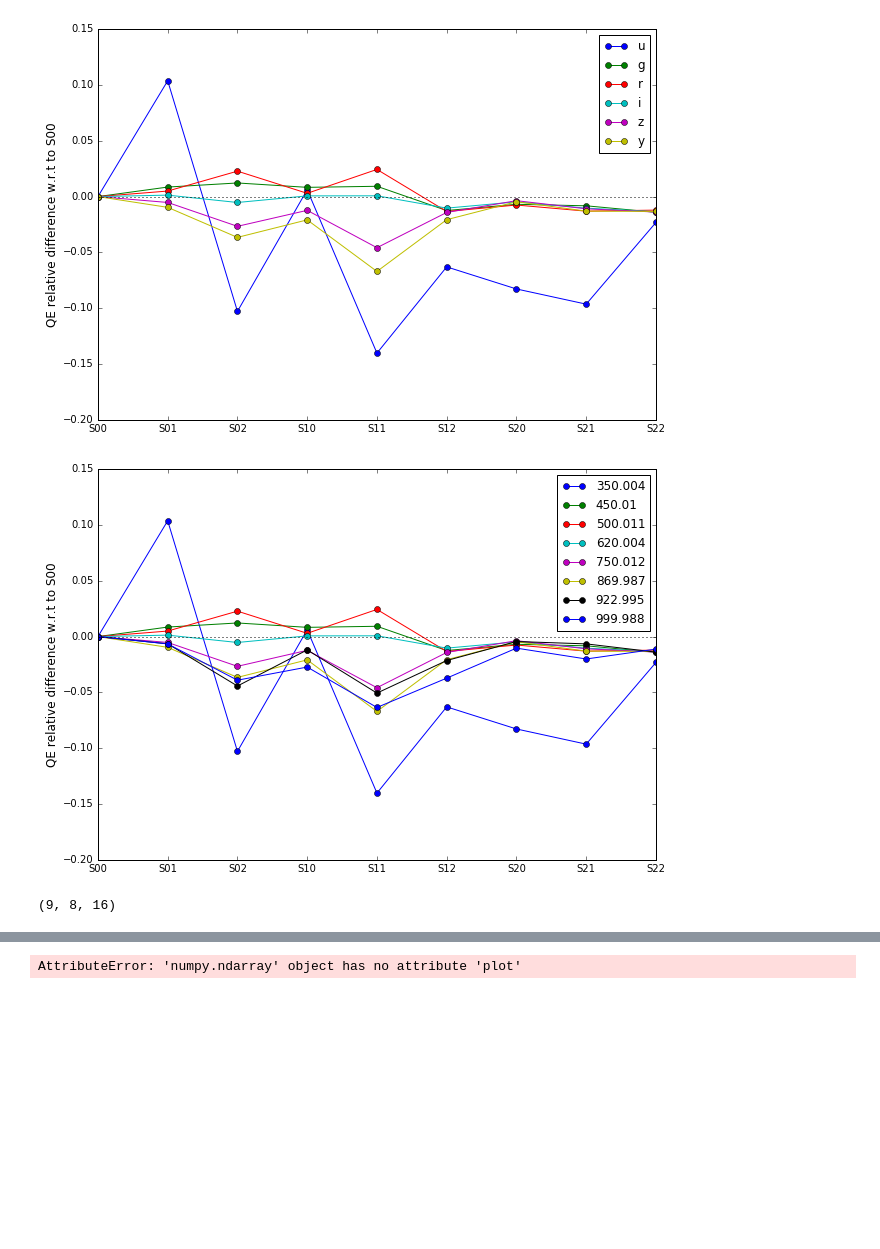
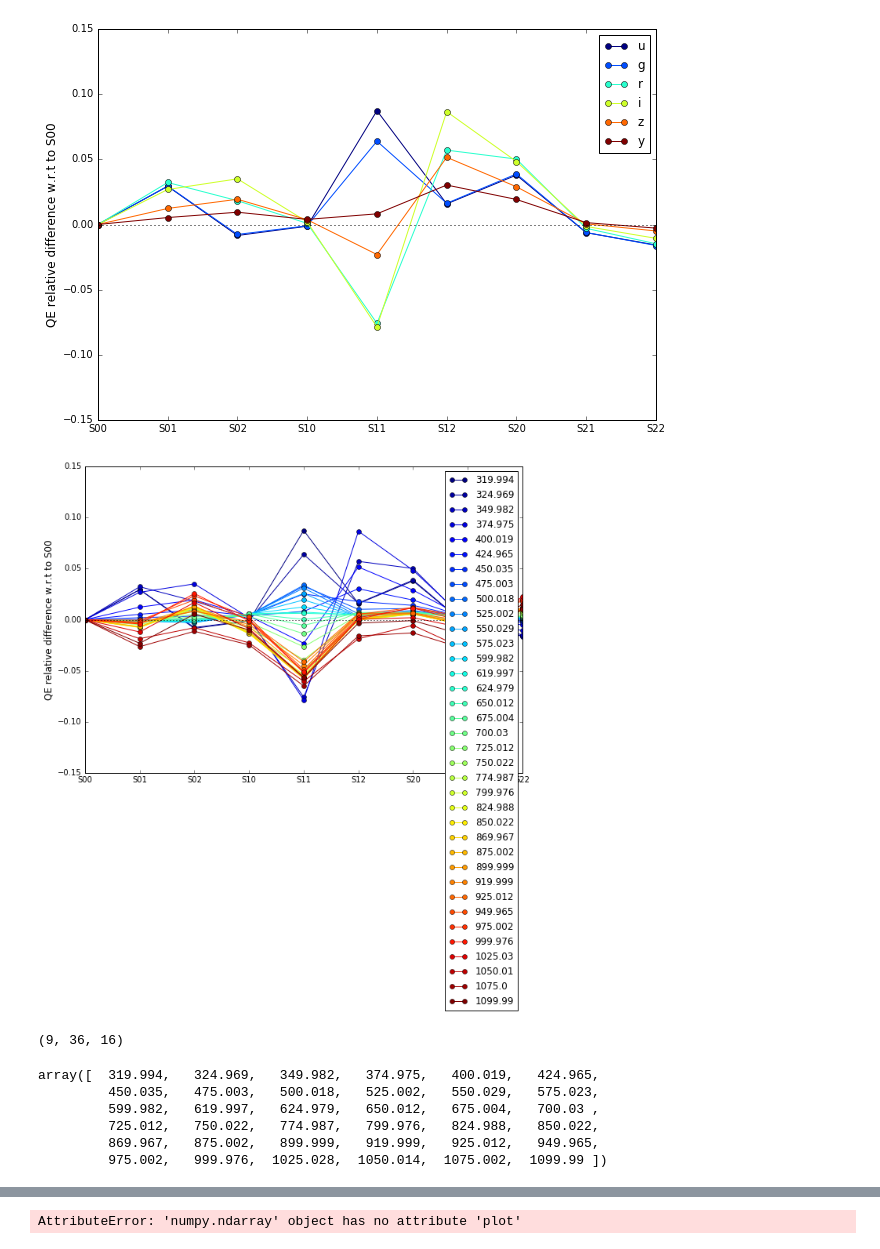
Before and after one commit to lsst-camera-dh/ccob-wb, a Jupyter notebook: notebooks/qe_res.ipynb, the cells around one changed output, grey strips where cells are left out. Drawn from its saved outputs; the diff is of its cells as text; code cells hidden in the pictures; blank space fills up the shorter version.

```diff
--- a/notebooks/qe_res.ipynb
+++ b/notebooks/qe_res.ipynb
@@ -14,7 +14,8 @@ sensor_arr = ['S00','S01','S02','S10','S11','S12','S20','S21','S22']
 qe_dict = {}
 med_dict = {}
 for sensor in sensor_arr:
-    path = '/gpfs/slac/lsst/fs1/g/data/jobHarness/jh_archive/LCA-11021_RTM/LCA-11021_RTM-005/6288/qe_raft_analysis/v0/37123/'+sensor
+#    path = '/gpfs/slac/lsst/fs1/g/data/jobHarness/jh_archive/LCA-11021_RTM/LCA-11021_RTM-005/6288/qe_raft_analysis/v0/37123/'+sensor
+    path = '/gpfs/slac/lsst/fs1/g/data/jobHarness/jh_archive-test/LCA-11021_RTM/LCA-11021_RTM-006-Dev/5867D/qe_raft_analysis/v0/38903/'+sensor
     f = glob.glob(path+'/*.fits')
     d = pyfits.open(f[0])
     qe_dict[sensor] = d
@@ -42,47 +44,63 @@ for i,key in enumerate(sorted(qe_dict.keys())):
     for j,band in enumerate(qe_dict[key][2].data['BAND']):
         mean[i][j] = qe_dict[key][2].data['DEVICE_MEAN'][j]
 # %%
+from matplotlib import cm
+cm_subsection = np.linspace(0,1,len(qe_dict[key][2].data['BAND']))
+colors = [cm.jet(x) for x in cm_subsection ]
+
+
 fig, ax = plt.subplots(nrows=1, ncols=1, figsize=(10,7))
 ax.set_xticklabels(sorted(qe_dict.keys()))
 
 for j,band in enumerate(qe_dict[key][2].data['BAND']):
-    ax.plot(mean[:,j]/mean[:,j][0]-1, label=band, marker='o')
-ax.set_ylim(-0.20,0.15)
+    ax.plot(mean[:,j]/mean[:,j][0]-1, label=band, marker='o', color=colors[j])
+ax.set_ylim(-0.15,0.15)
 ax.set_ylabel('QE relative difference w.r.t to S00', size='large')
 ax.axhline(0.0, color='k', ls=':')
 ax.legend()
 fig.savefig('rel_qe_ugriz.png')
 # %% [output]
-[figure, old version]
+[figure, new version]
 # %%
 mean = np.zeros((len(qe_dict.keys()),len(qe_dict[key][1].data['WAVELENGTH'])))
 
 for i,key in enumerate(sorted(qe_dict.keys())):
     for j,band in enumerate(qe_dict[key][1].data['WAVELENGTH']):
         mean[i][j] = qe_dict[key][1].data['DEVICE_MEAN'][j]
 
 fig, ax = plt.subplots(nrows=1, ncols=1, figsize=(10,7))
 ax.set_xticklabels(sorted(qe_dict.keys()))
 
+cm_subsection = np.linspace(0,1,len(qe_dict[key][1].data['WAVELENGTH']))
+colors = [cm.jet(x) for x in cm_subsection ]
+
 for j,band in enumerate(qe_dict[key][1].data['WAVELENGTH']):
-    ax.plot(mean[:,j]/mean[:,j][0]-1, label=band, marker='o')
-ax.set_ylim(-0.20,0.15)
+    ax.plot(mean[:,j]/mean[:,j][0]-1, label=band, marker='o', color=colors[j])
+ax.set_ylim(-0.15,0.15)
 ax.set_ylabel('QE relative difference w.r.t to S00', size='large')
 ax.axhline(0.0, color='k', ls=':')
 ax.legend()
 fig.savefig('rel_qe.png')
 # %% [output]
-[figure, old version]
+[figure, new version]
 # %%
 seg_rel=np.zeros((len(med_dict), len(med_dict['S00'][:,0]), len(med_dict['S00'][0][3:19])))
 
 for j,slot in enumerate(med_dict): # loop over ccd
-    for i in np.arange(len(med_dict[slot][:,0])): # loop over wl
-        wl = med_dict[slot][i][0]
+    for i,wl in enumerate(med_dict[slot][:,0]): # loop over wl
         seg_rel[j][i] = ((med_dict[slot][i][3:19]/med_dict[slot][i][3])-1.)*100
 np.shape(seg_rel)
 # %% [output]
-(9, 8, 16)
+(9, 36, 16)
+# %%
+med_dict[slot][:,0]
+# %% [output]
+array([  319.994,   324.969,   349.982,   374.975,   400.019,   424.965,
+         450.035,   475.003,   500.018,   525.002,   550.029,   575.023,
+         599.982,   619.997,   624.979,   650.012,   675.004,   700.03 ,
+         725.012,   750.022,   774.987,   799.976,   824.988,   850.022,
+         869.967,   875.002,   899.999,   919.999,   925.012,   949.965,
+         975.002,   999.976,  1025.028,  1050.014,  1075.002,  1099.99 ])
 # %%
 fig, ax = plt.subplots(nrows=1, ncols=1, figsize=(10,7))
 ax.set_xticklabels(sorted(med_dict.keys()))
```
Also changed, not shown: parts of 3 cells of this notebook, 5 other files.
